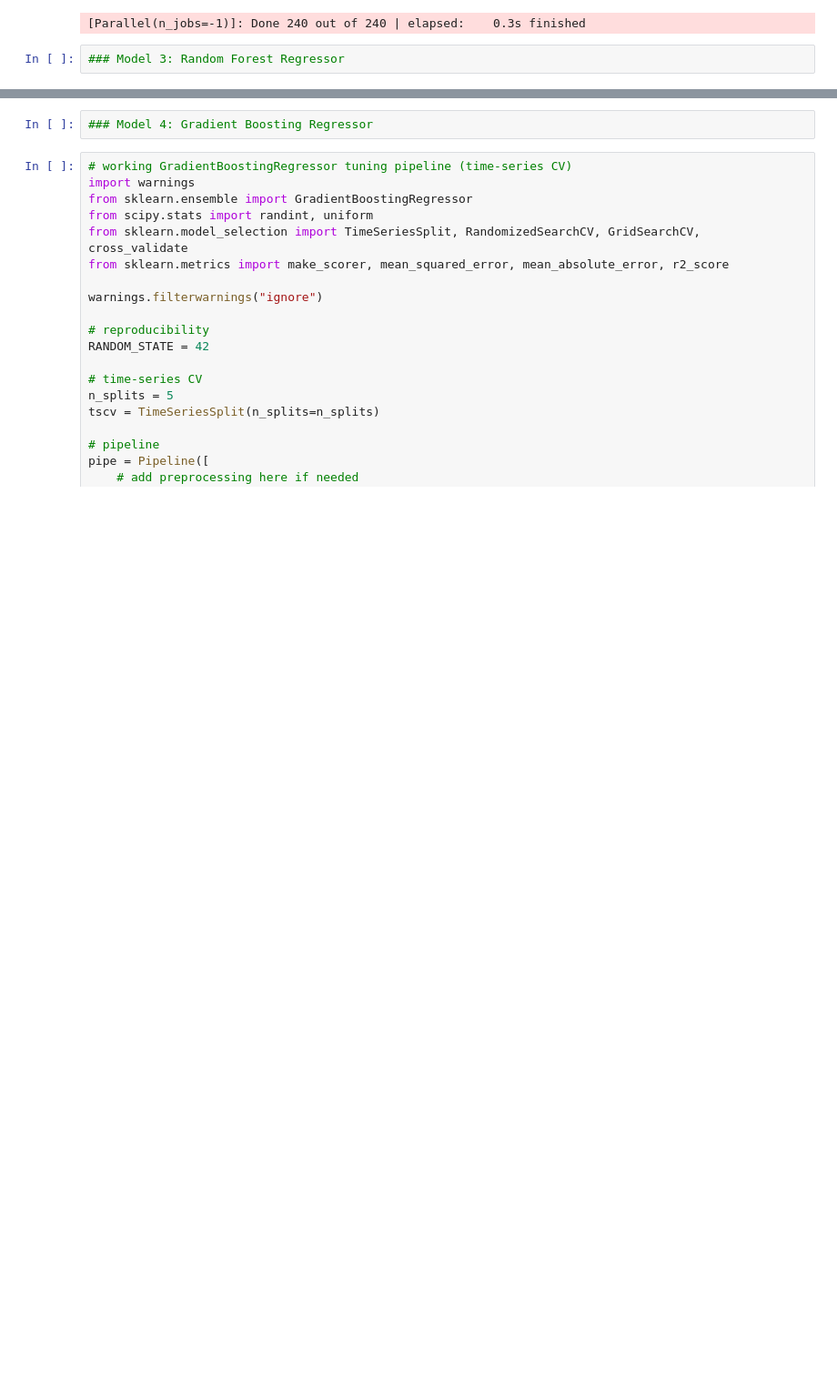
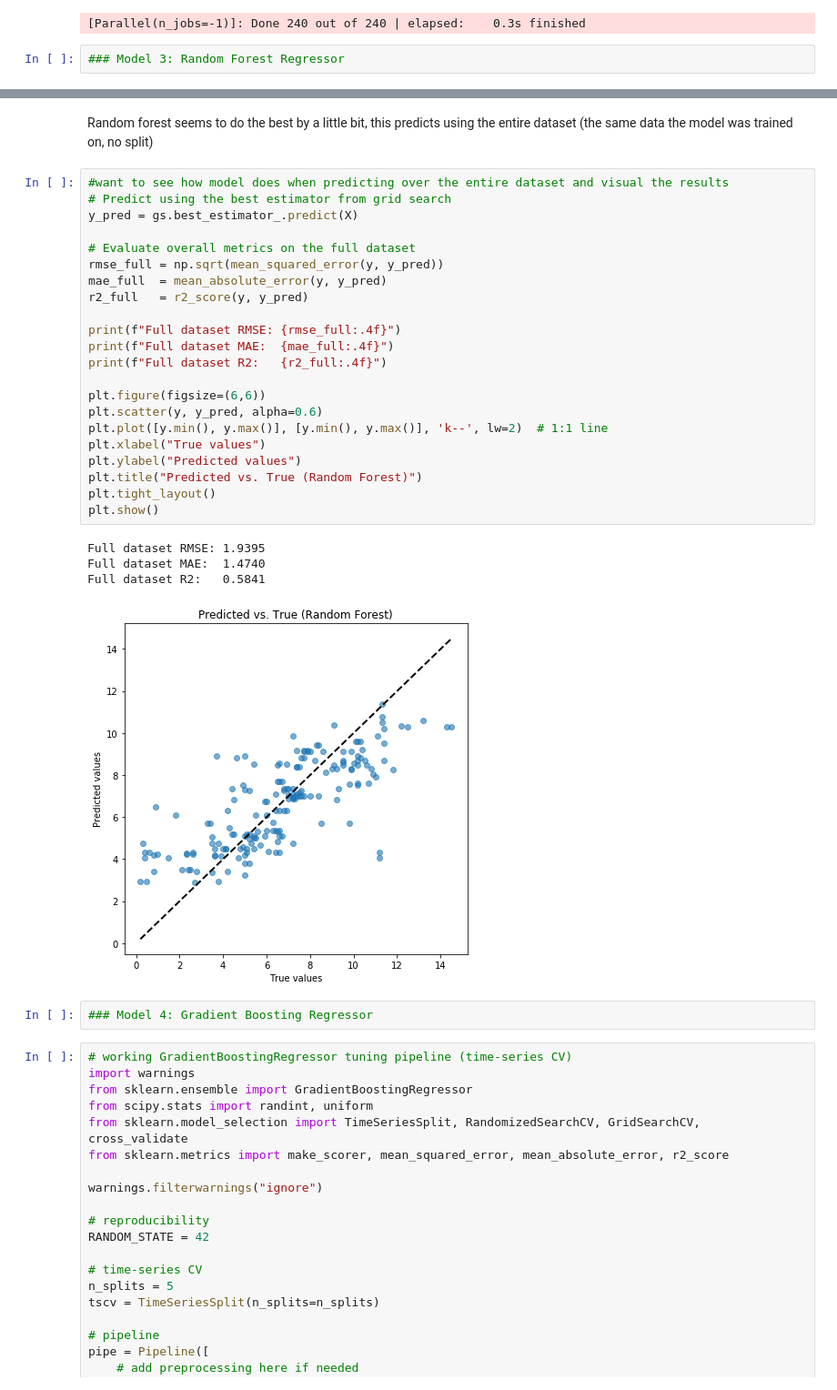
Before and after one commit to inmang13/ESDA_FinalProj_GalvestonBay, a Jupyter notebook: sample_model_eval.ipynb, the cells around one changed output, grey strips where cells are left out. Shown at 91% size. Saved outputs shown, nothing was run; the diff lists cells and outputs as text; blank space fills up the shorter version.

Commit message:
added visual for rf

```diff
--- a/sample_model_eval.ipynb
+++ b/sample_model_eval.ipynb
@@ -504,6 +506,35 @@ Top feature importances (idx: importance):
    modis_time_diff_min: 0.0390
    sst: 0.0323
    red: 0.0224
+# %% [markdown]
+Random forest seems to do the best by a little bit, this predicts using the entire dataset (the same data the model was trained on, no split)
+# %%
+#want to see how model does when predicting over the entire dataset and visual the results
+# Predict using the best estimator from grid search
+y_pred = gs.best_estimator_.predict(X)
+
+# Evaluate overall metrics on the full dataset
+rmse_full = np.sqrt(mean_squared_error(y, y_pred))
+mae_full  = mean_absolute_error(y, y_pred)
+r2_full   = r2_score(y, y_pred)
+
+print(f"Full dataset RMSE: {rmse_full:.4f}")
+print(f"Full dataset MAE:  {mae_full:.4f}")
+print(f"Full dataset R2:   {r2_full:.4f}")
+
+plt.figure(figsize=(6,6))
+plt.scatter(y, y_pred, alpha=0.6)
+plt.plot([y.min(), y.max()], [y.min(), y.max()], 'k--', lw=2)  # 1:1 line
+plt.xlabel("True values")
+plt.ylabel("Predicted values")
+plt.title("Predicted vs. True (Random Forest)")
+plt.tight_layout()
+plt.show()
+# %% [output]
+Full dataset RMSE: 1.9395
+Full dataset MAE:  1.4740
+Full dataset R2:   0.5841
+[figure, added]
 # %%
 ### Model 4: Gradient Boosting Regressor
 # %%
```
Also changed, not shown: parts of 5 cells of this notebook.
